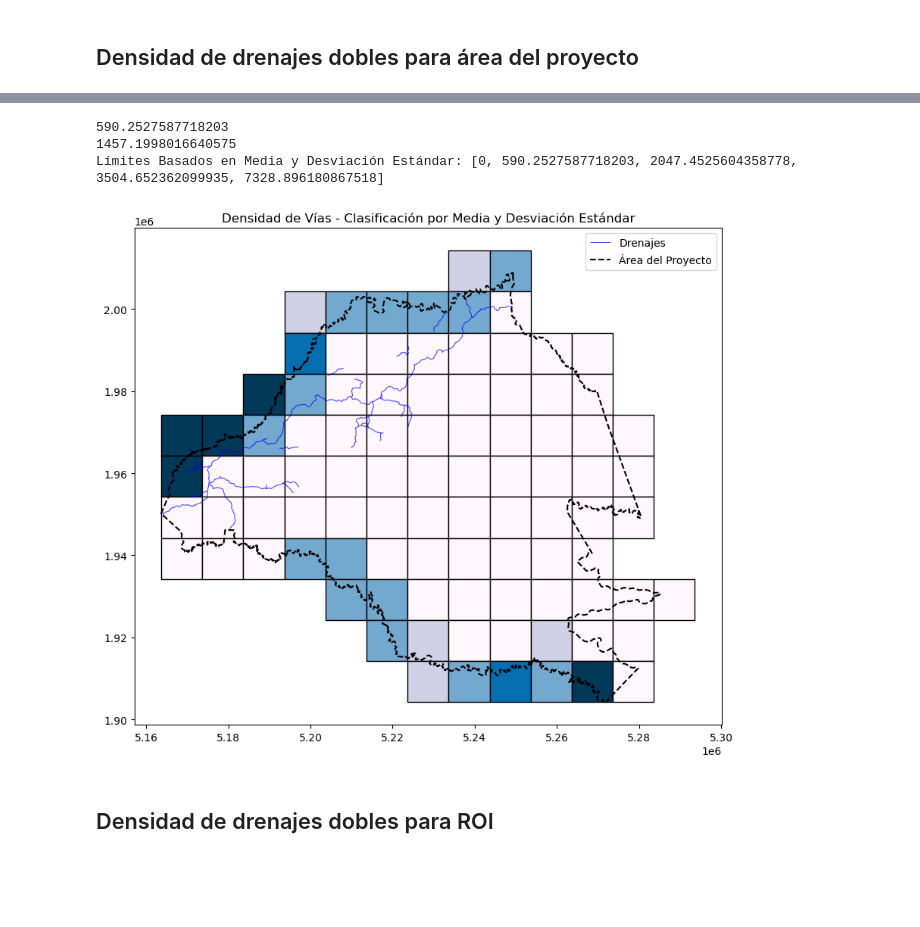
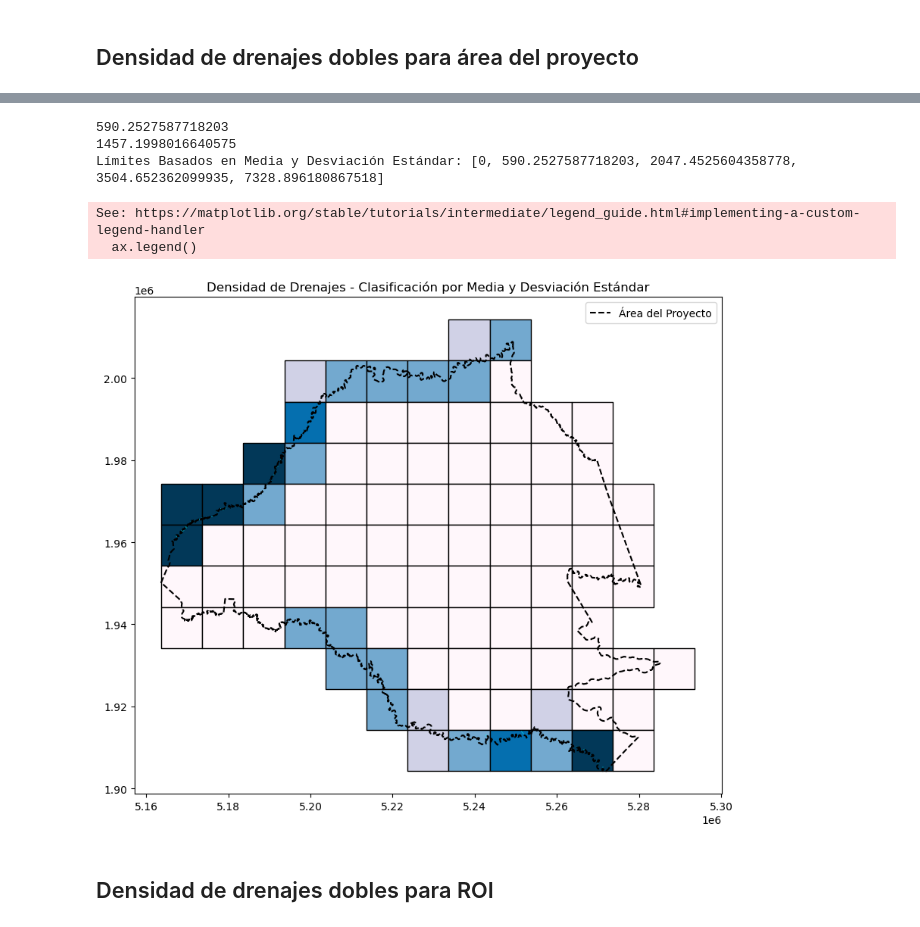
Before and after one commit to Lmfernanda/Submission_2, a Jupyter notebook: Submission_2.ipynb, the cells around one changed output, grey strips where cells are left out. Drawn from its saved outputs; the diff is of its cells as text; code cells hidden in the pictures; blank space fills up the shorter version.

```diff
--- a/Submission_2.ipynb
+++ b/Submission_2.ipynb
@@ -326,34 +326,36 @@ See: https://matplotlib.org/stable/tutorials/intermediate/legend_guide.html#impl
 # %%
 # Calcular media y desviación estándar
 mean_density = grid["densidad_drenajes"].mean()
 std_density = grid["densidad_drenajes"].std()
 
 print(mean_density)
 print(std_density)
 
 # Definir límites manualmente: media ± 1σ, ±2σ, ±3σ
 bins = [0, mean_density - std_density, mean_density, mean_density + std_density, mean_density + 2 * std_density, grid["densidad_drenajes"].max()]
 bins = [b for b in bins if b >= 0]  # Asegurar valores positivos
 
 print("Límites Basados en Media y Desviación Estándar:", bins)
 
 # Plot usando clasificación definida
 fig, ax = plt.subplots(figsize=(10, 10))
 grid.plot(column="densidad_drenajes", cmap="PuBu", edgecolor="black",
           scheme="UserDefined", classification_kwds={"bins": bins},
           legend=True, ax=ax, legend_kwds={'fmt': "{:.2f}"})
 
-vias.plot(ax=ax, color="blue", linewidth=0.8, alpha=0.7, label="Drenajes")
+drenajes.plot(ax=ax, color="cyan", linewidth=0.8, alpha=0.7, label="Drenajes")
 project_area.boundary.plot(ax=ax, color="black", linewidth=1.5, linestyle="dashed", label="Área del Proyecto")
 
-ax.set_title("Densidad de Vías - Clasificación por Media y Desviación Estándar")
+ax.set_title("Densidad de Drenajes - Clasificación por Media y Desviación Estándar")
 ax.legend()
 plt.show()
 # %% [output]
 590.2527587718203
 1457.1998016640575
 Límites Basados en Media y Desviación Estándar: [0, 590.2527587718203, 2047.4525604358778, 3504.652362099935, 7328.896180867518]
+See: https://matplotlib.org/stable/tutorials/intermediate/legend_guide.html#implementing-a-custom-legend-handler
+  ax.legend()
-[figure, old version]
+[figure, new version]
 # %% [markdown]
 ## Densidad de drenajes dobles para ROI
 # %%
```
Also changed, not shown: parts of 2 cells of this notebook.
